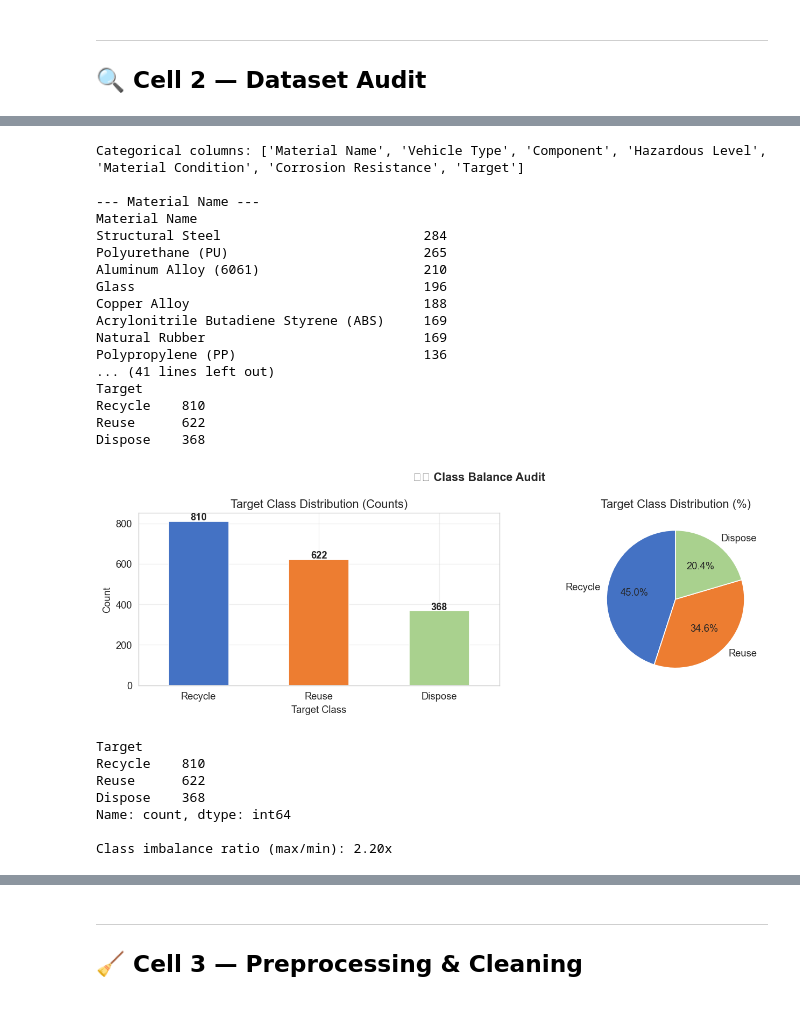
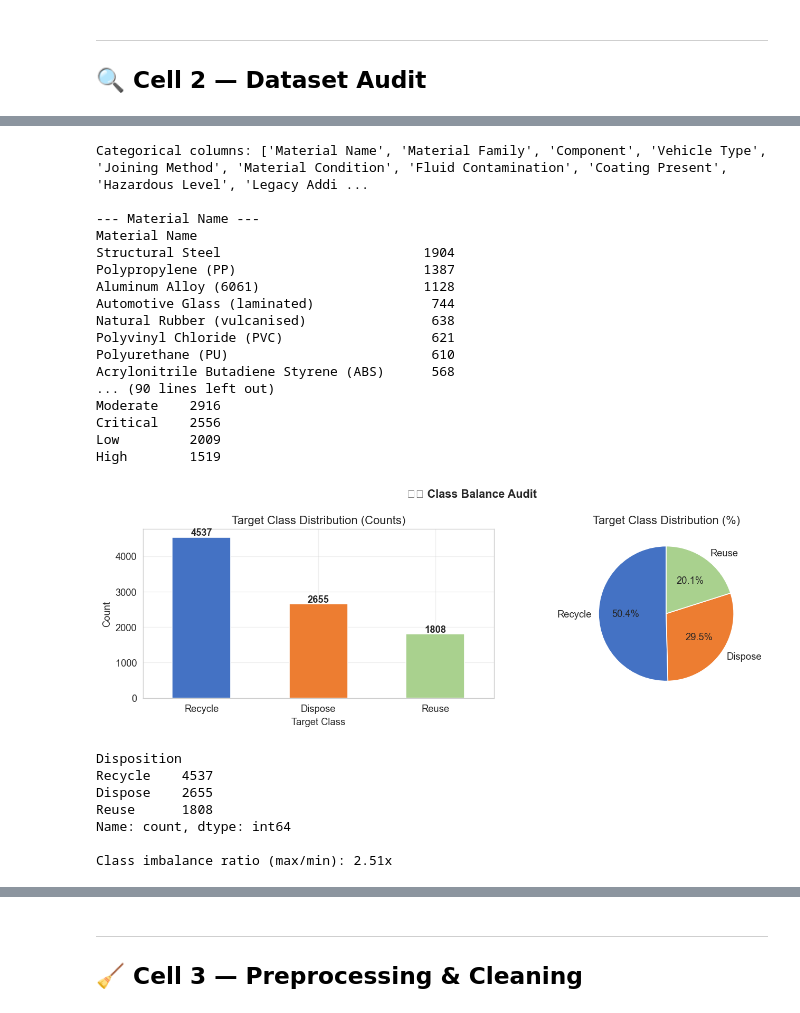
Before and after one commit to srinidhids15/Machine-Learning-Based-Lifecycle-Intelligence-System-for-Non-Biodegradable-Automotive-Materials, a Jupyter notebook: notebooks/ML_Lifecycle_Intelligence.ipynb, the cells around one changed output, grey strips where cells are left out. Saved outputs shown, nothing was run; the diff lists cells and outputs as text; code cells hidden in the pictures.

Commit message:
Update results and visualizations: revised dataset statistics, model performance metrics, and updated plots for confusion matrix, model comparison, feature importance, and training curves.

```diff
--- a/notebooks/ML_Lifecycle_Intelligence.ipynb
+++ b/notebooks/ML_Lifecycle_Intelligence.ipynb
@@ -65,10 +66,15 @@ NumPy: 2.0.2 | Pandas: 2.3.3
 ---
 ## 📦 Cell 1 — Load Dataset
 # %%
-DATA_PATH = os.path.join('..', 'data', 'automotive_material_lifecycle_dataset.csv')
+DATA_PATH = os.path.join('..', 'data', 'automotive_material_lifecycle_v2.csv')
 
 df_raw = pd.read_csv(DATA_PATH)
 
+# v2 schema has two targets: Disposition (primary) and Environmental Risk.
+# Environmental Risk is excluded from the features so it cannot leak into the Disposition model.
+TARGET_COL = 'Disposition'
+OTHER_TARGETS = ['Environmental Risk']
+
 print(f'📊 Raw dataset shape: {df_raw.shape[0]:,} rows × {df_raw.shape[1]} columns')
 df_raw.head(5)
 # %% [output]
@@ -163,56 +170,56 @@ for col in cat_cols:
     print(df_raw[col].value_counts().to_string())
     print()
 # %% [output]
-Categorical columns: ['Material Name', 'Vehicle Type', 'Component', 'Hazardous Level', 'Material Condition', 'Corrosion Resistance', 'Target']
+Categorical columns: ['Material Name', 'Material Family', 'Component', 'Vehicle Type', 'Joining Method', 'Material Condition', 'Fluid Contamination', 'Coating Present', 'Hazardous Level', 'Legacy Addi ...
 
 --- Material Name ---
 Material Name
-Structural Steel                          284
-Polyurethane (PU)                         265
-Aluminum Alloy (6061)                     210
-Glass                                     196
-Copper Alloy                              188
-Acrylonitrile Butadiene Styrene (ABS)     169
-Natural Rubber                            169
-Polypropylene (PP)                        136
-... (41 lines left out)
-Target
-Recycle    810
-Reuse      622
-Dispose    368
+Structural Steel                          1904
+Polypropylene (PP)                        1387
+Aluminum Alloy (6061)                     1128
+Automotive Glass (laminated)               744
+Natural Rubber (vulcanised)                638
+Polyvinyl Chloride (PVC)                   621
+Polyurethane (PU)                          610
+Acrylonitrile Butadiene Styrene (ABS)      568
+... (90 lines left out)
+Moderate    2916
+Critical    2556
+Low         2009
+High        1519
 # %%
 # 2f. Target class distribution
-target_counts = df_raw['Target'].value_counts()
+target_counts = df_raw[TARGET_COL].value_counts()
 
 fig, axes = plt.subplots(1, 2, figsize=(12, 4))
 colors = ['#4472C4', '#ED7D31', '#A9D18E']
 target_counts.plot(kind='bar', ax=axes[0], color=colors, edgecolor='white')
 axes[0].set_title('Target Class Distribution (Counts)')
 axes[0].set_xlabel('Target Class')
 axes[0].set_ylabel('Count')
 axes[0].tick_params(axis='x', rotation=0)
 for i, v in enumerate(target_counts.values):
-    axes[0].text(i, v + 5, str(v), ha='center', fontweight='bold')
+    axes[0].text(i, v + target_counts.max()*0.01, str(v), ha='center', fontweight='bold')
 
 target_counts.plot(kind='pie', ax=axes[1], colors=colors, autopct='%1.1f%%', startangle=90)
 axes[1].set_ylabel('')
 axes[1].set_title('Target Class Distribution (%)')
 
 plt.suptitle('⚖️ Class Balance Audit', fontsize=13, fontweight='bold')
 plt.tight_layout()
 plt.show()
 
 print(target_counts)
 print(f'\nClass imbalance ratio (max/min): {target_counts.max()/target_counts.min():.2f}x')
 # %% [output]
-[figure, old version]
+[figure, new version]
-Target
-Recycle    810
-Reuse      622
-Dispose    368
+Disposition
+Recycle    4537
+Dispose    2655
+Reuse      1808
 Name: count, dtype: int64
 
-Class imbalance ratio (max/min): 2.20x
+Class imbalance ratio (max/min): 2.51x
 # %%
 # 2g. Numeric feature histograms
 num_cols = df_raw.select_dtypes(include=np.number).columns.tolist()
```
Also changed, not shown: parts of 25 cells of this notebook, 6 other files.
